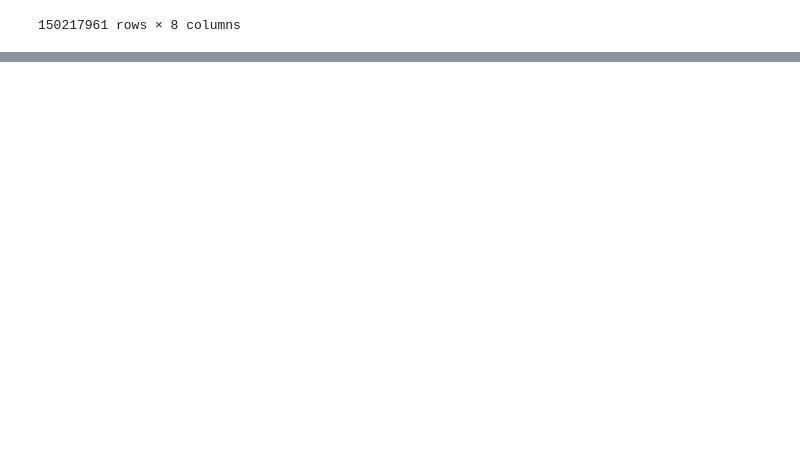
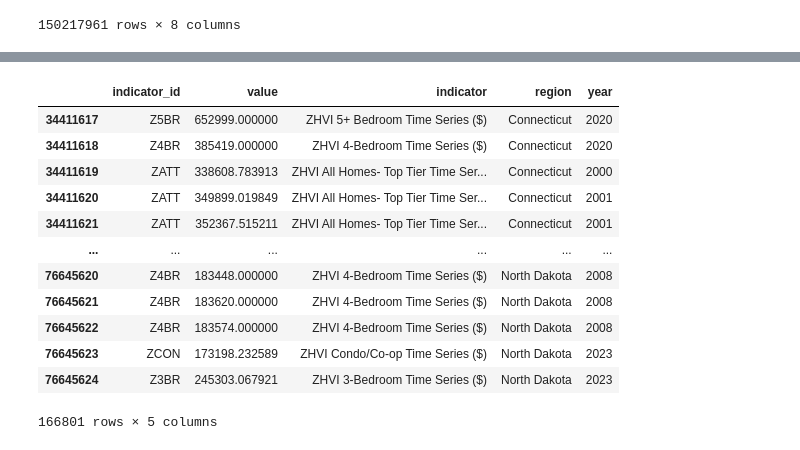
Before and after one commit to Arnawutu/Project1Group10, a Jupyter notebook: Data Cleaning/Data_Cleaning.ipynb, the cells around one changed output, grey strips where cells are left out. Saved outputs shown, nothing was run; the diff lists cells and outputs as text; code cells hidden in the pictures; blank space fills up the shorter version.

```diff
--- a/Data Cleaning/Data_Cleaning.ipynb
+++ b/Data Cleaning/Data_Cleaning.ipynb
@@ -132,0 +169,24 @@ merged_df
+# %%
+# switch date column to date time type
+bystate_df['date'] = pd.to_datetime(bystate_df['date'])
+
+# add year column
+bystate_df['year'] = bystate_df['date'].dt.year
+
+# drop original date column
+bystate_df = bystate_df.drop(['date'], axis = 1)
+bystate_df
+# %% [output]
+|  | indicator_id | value | indicator | region | year |
+| 34411617 | Z5BR | 652999.000000 | ZHVI 5+ Bedroom Time Series ($) | Connecticut | 2020 |
+| 34411618 | Z4BR | 385419.000000 | ZHVI 4-Bedroom Time Series ($) | Connecticut | 2020 |
+| 34411619 | ZATT | 338608.783913 | ZHVI All Homes- Top Tier Time Ser... | Connecticut | 2000 |
+| 34411620 | ZATT | 349899.019849 | ZHVI All Homes- Top Tier Time Ser... | Connecticut | 2001 |
+| 34411621 | ZATT | 352367.515211 | ZHVI All Homes- Top Tier Time Ser... | Connecticut | 2001 |
+| ... | ... | ... | ... | ... | ... |
+| 76645620 | Z4BR | 183448.000000 | ZHVI 4-Bedroom Time Series ($) | North Dakota | 2008 |
+| 76645621 | Z4BR | 183620.000000 | ZHVI 4-Bedroom Time Series ($) | North Dakota | 2008 |
+| 76645622 | Z4BR | 183574.000000 | ZHVI 4-Bedroom Time Series ($) | North Dakota | 2008 |
+| 76645623 | ZCON | 173198.232589 | ZHVI Condo/Co-op Time Series ($) | North Dakota | 2023 |
+| 76645624 | Z3BR | 245303.067921 | ZHVI 3-Bedroom Time Series ($) | North Dakota | 2023 |
+166801 rows × 5 columns
```
Also changed, not shown: parts of 9 cells of this notebook.
